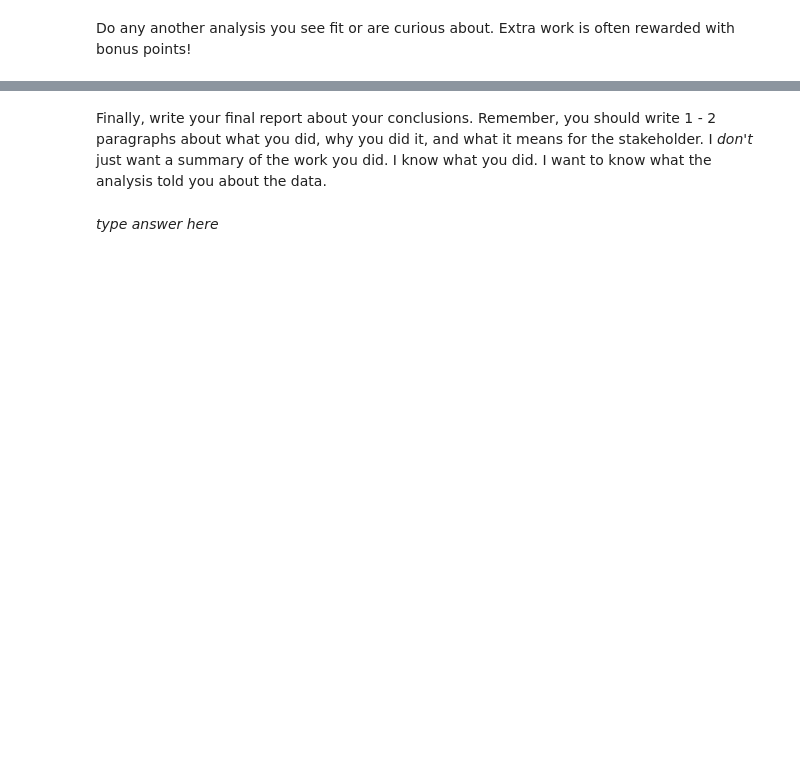
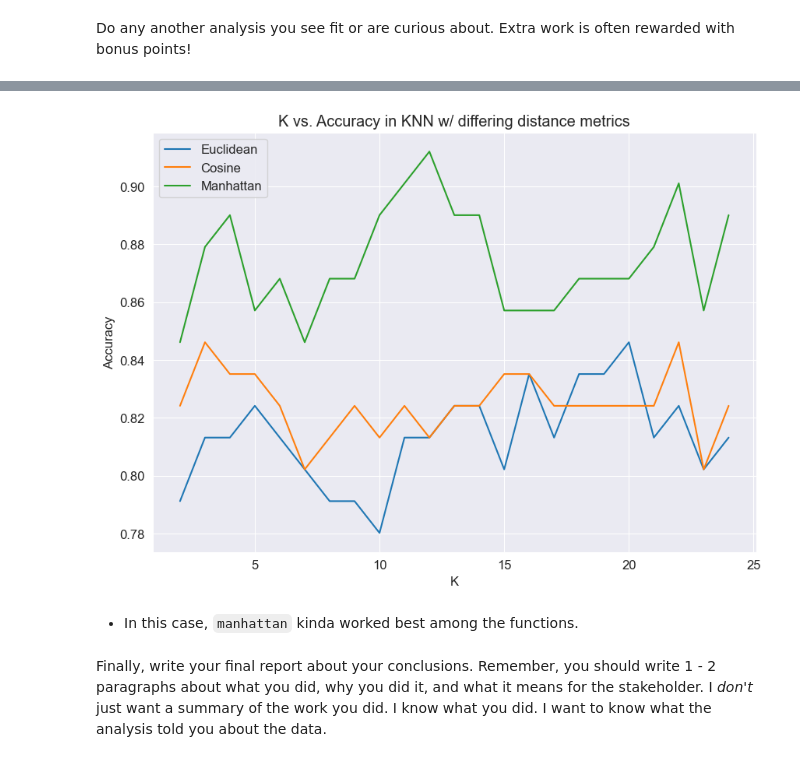
Before and after one commit to ndminhvn/UH-COSC3337, a Jupyter notebook: Homeworks/HW2/hw2_student/Nguyen_Minh_3337_HW2.ipynb, the cells around one changed output, grey strips where cells are left out. Drawn from its saved outputs; the diff is of its cells as text; code cells hidden in the pictures; blank space fills up the shorter version.

```diff
--- a/Homeworks/HW2/hw2_student/Nguyen_Minh_3337_HW2.ipynb
+++ b/Homeworks/HW2/hw2_student/Nguyen_Minh_3337_HW2.ipynb
@@ -355,0 +384,11 @@ Do any another analysis you see fit or are curious about. Extra work is often re
+# %%
+# Initialize an empty list to store the accuracy scores
+accuracies_example = []
+
+# Loop over different values of k and train a KNN classifier for each value
+for k in range(2, 25):
+    knn_example = KNeighborsClassifier(k)
+    knn_example.fit(X_train_mm, y_train)
+    score = knn_example.score(X_test_mm, y_test)
+    accuracies_example.append(score)
+    print(f"k={k}\tAccuracy={score}")
@@ -355,0 +413,12 @@ Do any another analysis you see fit or are curious about. Extra work is often re
+# %%
+# cosine function
+# Initialize an empty list to store the accuracy scores
+accuracies_example_cosine = []
+
+# Loop over different values of k and train a KNN classifier for each value
+for k in range(2, 25):
+    knn_example_cosine = KNeighborsClassifier(k,metric='cosine')
+    knn_example_cosine.fit(X_train_mm, y_train)
+    score = knn_example_cosine.score(X_test_mm, y_test)
+    accuracies_example_cosine.append(score)
+    print(f"k={k}\tAccuracy={score}")
@@ -355,0 +443,12 @@ Do any another analysis you see fit or are curious about. Extra work is often re
+# %%
+# manhattan function
+# Initialize an empty list to store the accuracy scores
+accuracies_example_manhattan = []
+
+# Loop over different values of k and train a KNN classifier for each value
+for k in range(2, 25):
+    knn_example_manhattan = KNeighborsClassifier(k,metric='manhattan')
+    knn_example_manhattan.fit(X_train_mm, y_train)
+    score = knn_example_manhattan.score(X_test_mm, y_test)
+    accuracies_example_manhattan.append(score)
+    print(f"k={k}\tAccuracy={score}")
@@ -356,4 +473,14 @@ Do any another analysis you see fit or are curious about. Extra work is often re
+# %%
+sns.lineplot(x=range(2,25), y=accuracies_example, label='Euclidean')
+sns.lineplot(x=range(2,25), y=accuracies_example_cosine, label='Cosine')
+sns.lineplot(x=range(2,25), y=accuracies_example_manhattan, label='Manhattan')
+plt.title('K vs. Accuracy in KNN w/ differing distance metrics')
+plt.xlabel('K')
+plt.ylabel('Accuracy')
+plt.show()
+# %% [output]
+[figure, added]
+# %% [markdown]
+- In this case, `manhattan` kinda worked best among the functions.
 # %% [markdown]
 Finally, write your final report about your conclusions. Remember, you should write 1 - 2 paragraphs about what you did, why you did it, and what it means for the stakeholder. I _don't_ just want a summary of the work you did. I know what you did. I want to know what the analysis told you about the data.
-# %% [markdown]
-_type answer here_
```
Also changed, not shown: parts of 29 cells of this notebook.
